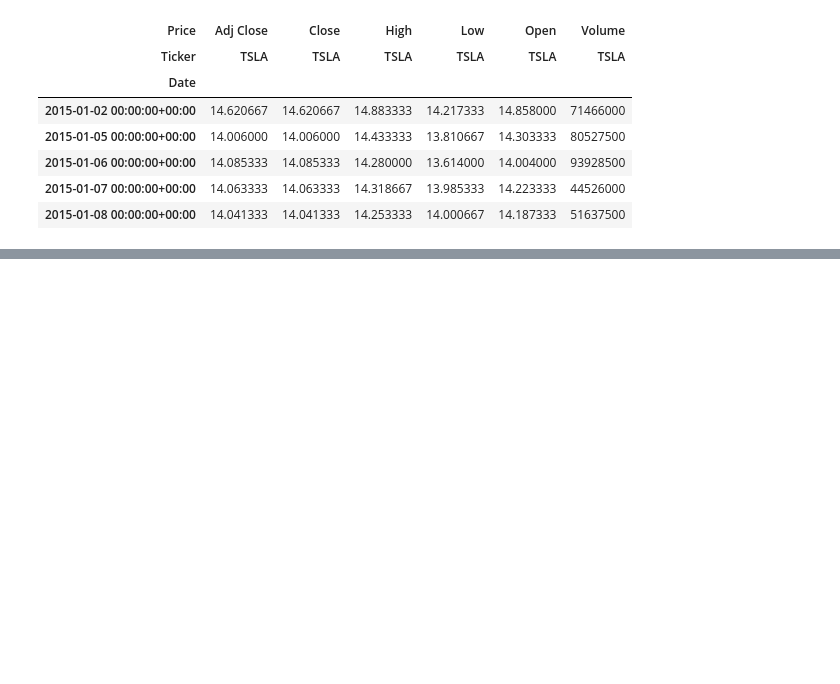
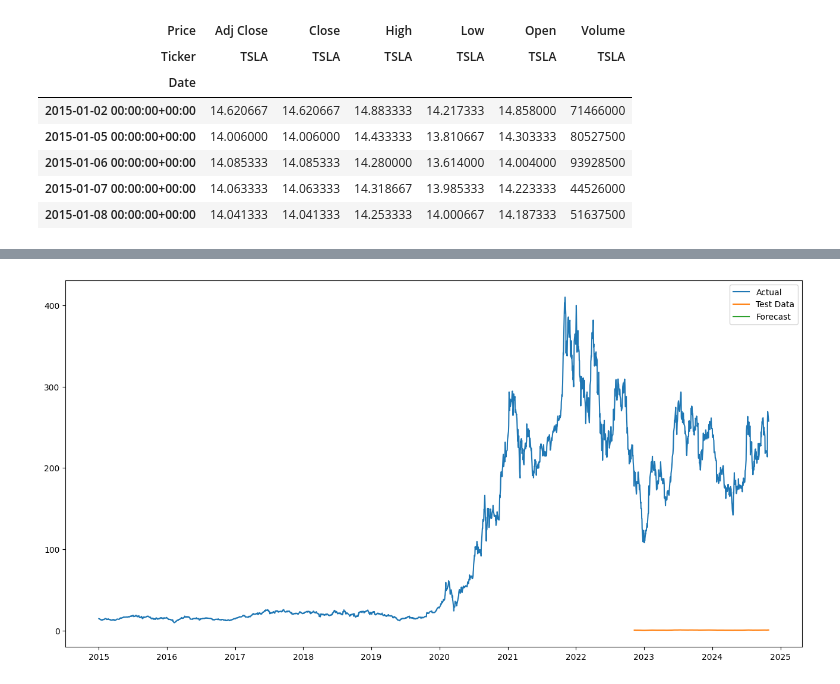
Before and after one commit to abrahamekeffale/time_series_modeling, a Jupyter notebook: notebooks/model.ipynb, the cells around one changed output, grey strips where cells are left out. Saved outputs shown, nothing was run; the diff lists cells and outputs as text; code cells hidden in the pictures; blank space fills up the shorter version.

```diff
--- a/notebooks/model.ipynb
+++ b/notebooks/model.ipynb
@@ -122,0 +129,8 @@ Mean Absolute Percentage Error: 442.48097961647824
+# %%
+# Prepare future data for forecasting
+future_data = test[-look_back:]  # Use the last 'look_back' values from the test set
+future_data = future_data.reshape((1, look_back, 1))
+# %%
+# Make predictions for the future
+future_predictions = model.predict(future_data)
+future_predictions = scaler.inverse_transform(future_predictions)
@@ -123,3 +139,17 @@ Mean Absolute Percentage Error: 442.48097961647824
+# %%
+# Assuming 'data' has a Datetime index
+last_train_date = data.index[train_size - 1]
+forecast_dates = [last_train_date + pd.DateOffset(days=i) for i in range(len(future_predictions))]
+# %%
+# Visualize the results
+plt.figure(figsize=(16, 8))
+plt.plot(data['Adj Close'], label='Actual')
+plt.plot(data[train_size:].index, test, label='Test Data')
+plt.plot(forecast_dates, future_predictions, label='Forecast')
+plt.legend()
+plt.show()
+# %% [output]
+[figure, added]
 # %%
 # Define seasonal parameters (adjust values as needed)
 p, d, q = 1, 1, 1
```
Also changed, not shown: parts of 4 cells of this notebook, 2 other files.
